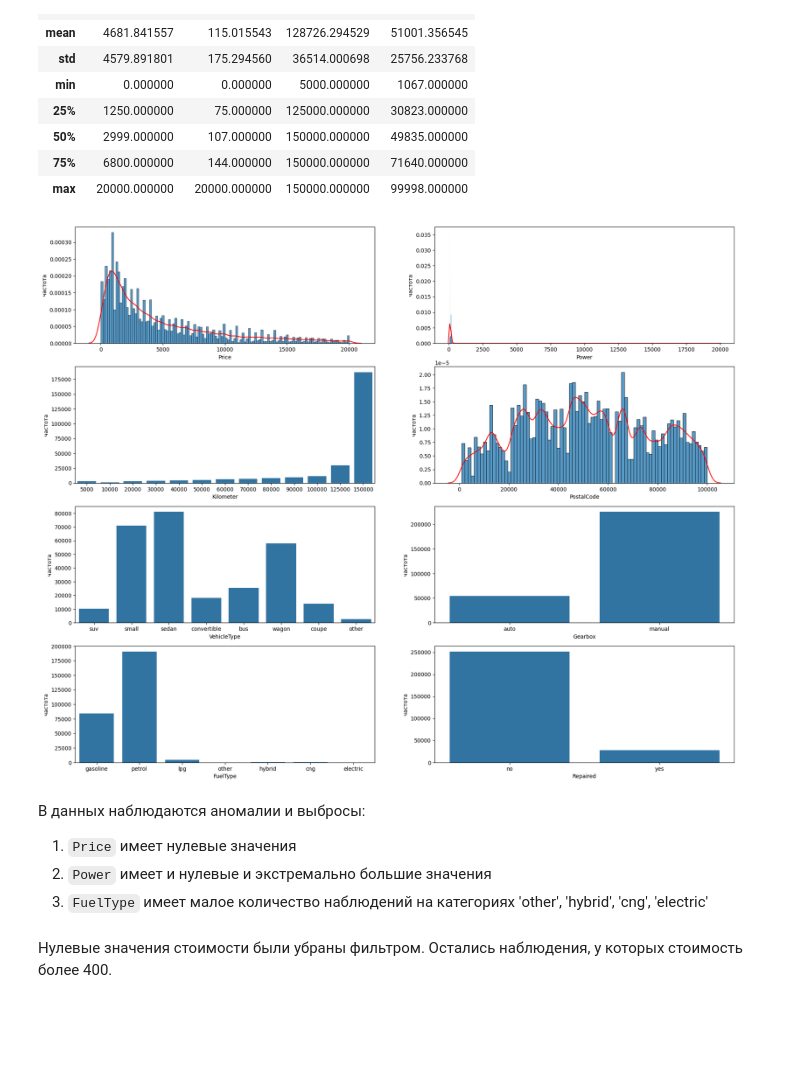
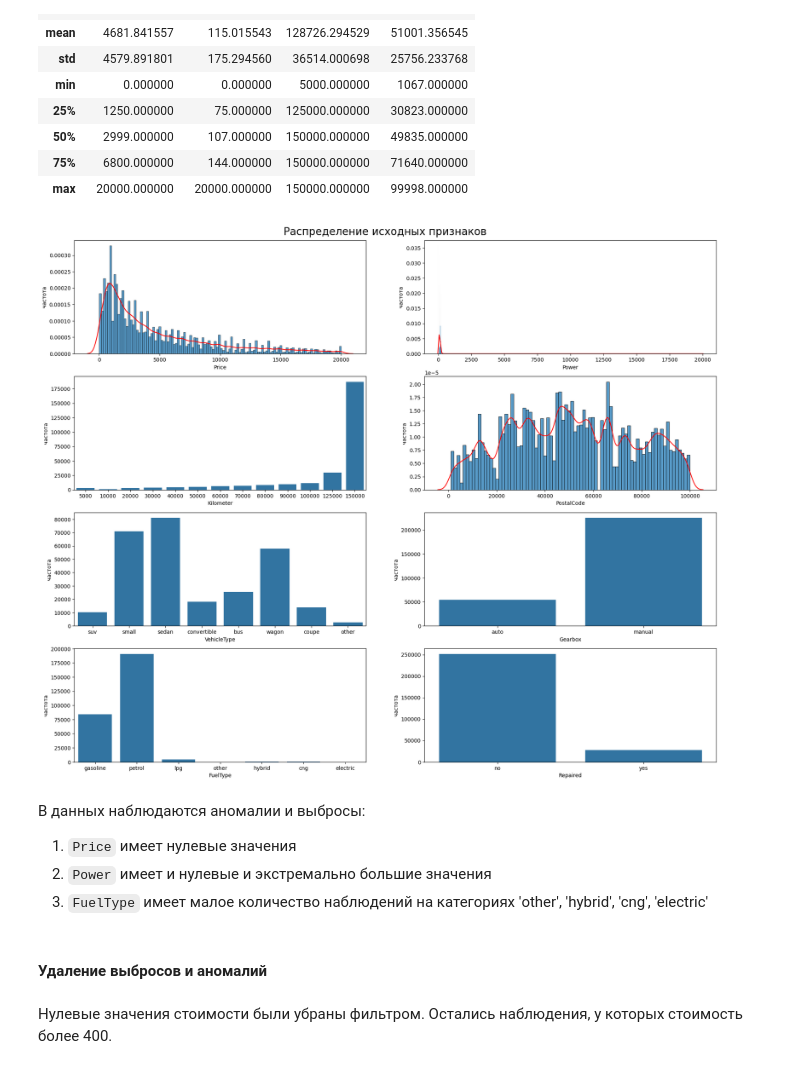
Before and after one commit to serguntsov/cost_of_car, a Jupyter notebook: market_value_car.ipynb, the cells around one changed output. Cells and saved outputs as stored; diff of their text form; code cells hidden in the pictures; blank space fills up the shorter version.

```diff
--- a/market_value_car.ipynb
+++ b/market_value_car.ipynb
@@ -313,13 +316,18 @@ data_auto.describe()
 | max | 20000.000000 | 20000.000000 | 150000.000000 | 99998.000000 |
 # %%
 plt_distribution(data_auto)
+plt.suptitle('Распределение исходных признаков', y=0.9, fontsize=20)
+
+plt.show()
 # %% [output]
-[figure, old version]
+[figure, new version]
 # %% [markdown]
 В данных наблюдаются аномалии и выбросы:
 1. `Price` имеет нулевые значения
 2. `Power` имеет и нулевые и экстремально большие значения
 3. `FuelType` имеет малое количество наблюдений на категориях 'other', 'hybrid', 'cng', 'electric'
+# %% [markdown]
+#### Удаление выбросов и аномалий
 # %%
 data_auto.query('Price > 400', inplace=True)
 # %% [markdown]
```
Also changed, not shown: parts of 9 cells of this notebook.
